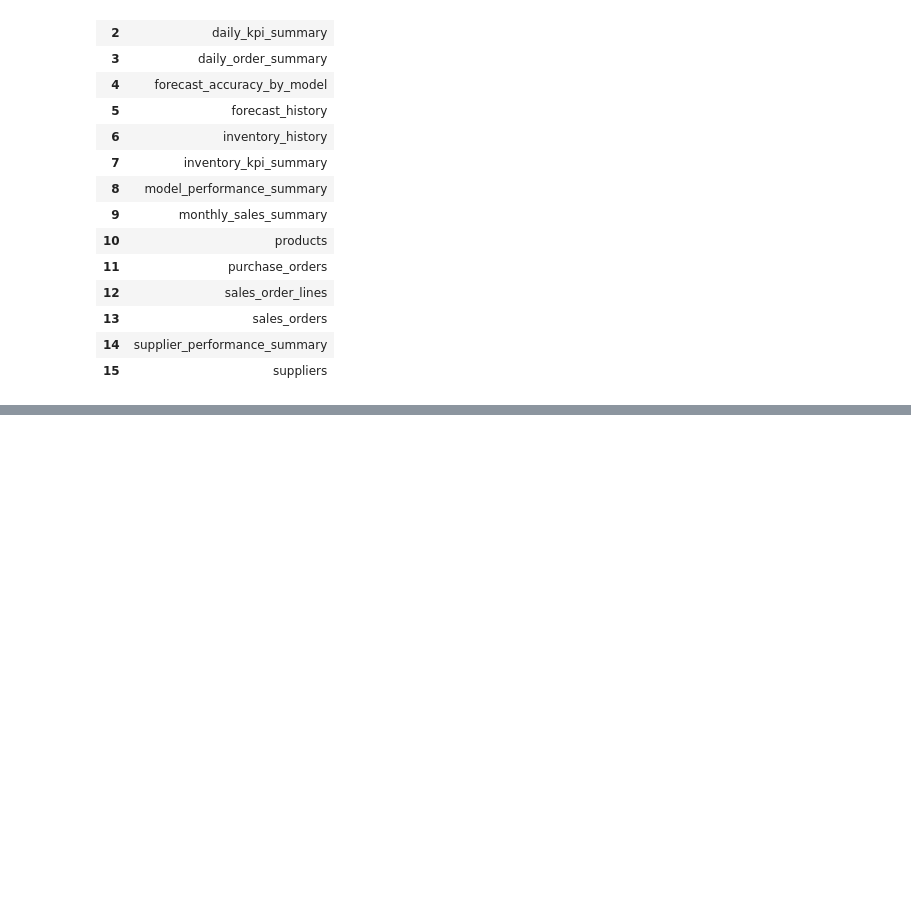
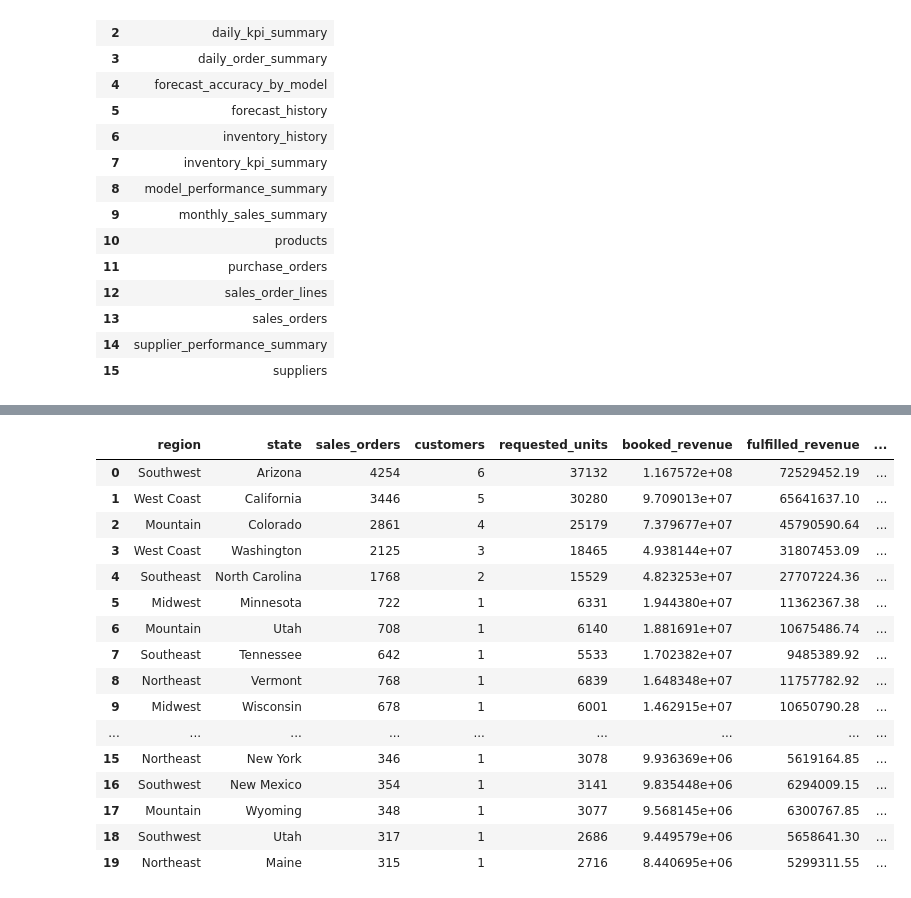
Before and after one commit to samuellettes/sonoran-cycles-supply-chain-analytics, a Jupyter notebook: notebooks/05_SQL_Analysis.ipynb, the cells around one changed output, grey strips where cells are left out. Drawn from its saved outputs; the diff is of its cells as text; code cells hidden in the pictures; blank space fills up the shorter version.

```diff
--- a/notebooks/05_SQL_Analysis.ipynb
+++ b/notebooks/05_SQL_Analysis.ipynb
@@ -154,0 +183,46 @@ monthly_trend.head()
+# %%
+query = """
+SELECT
+    c.region,
+    c.state,
+    COUNT(DISTINCT so.sales_order_id) AS sales_orders,
+    COUNT(DISTINCT so.customer_id) AS customers,
+    SUM(sol.requested_qty) AS requested_units,
+    ROUND(SUM(sol.extended_price), 2) AS booked_revenue,
+    ROUND(SUM(sol.fulfilled_revenue), 2) AS fulfilled_revenue,
+    ROUND(
+        CAST(SUM(sol.fulfilled_qty) AS FLOAT) / NULLIF(SUM(sol.requested_qty), 0),
+        3
+    ) AS service_level
+FROM sales_orders so
+JOIN customers c
+    ON so.customer_id = c.customer_id
+JOIN sales_order_lines sol
+    ON so.sales_order_id = sol.sales_order_id
+WHERE so.sales_channel = 'Dealer'
+GROUP BY
+    c.region,
+    c.state
+ORDER BY
+    booked_revenue DESC;
+"""
+regional_dealer_demand = run_query(query)
+regional_dealer_demand
+# %% [output]
+|  | region | state | sales_orders | customers | requested_units | booked_revenue | fulfilled_revenue | ... |
+| 0 | Southwest | Arizona | 4254 | 6 | 37132 | 1.167572e+08 | 72529452.19 | ... |
+| 1 | West Coast | California | 3446 | 5 | 30280 | 9.709013e+07 | 65641637.10 | ... |
+| 2 | Mountain | Colorado | 2861 | 4 | 25179 | 7.379677e+07 | 45790590.64 | ... |
+| 3 | West Coast | Washington | 2125 | 3 | 18465 | 4.938144e+07 | 31807453.09 | ... |
+| 4 | Southeast | North Carolina | 1768 | 2 | 15529 | 4.823253e+07 | 27707224.36 | ... |
+| 5 | Midwest | Minnesota | 722 | 1 | 6331 | 1.944380e+07 | 11362367.38 | ... |
+| 6 | Mountain | Utah | 708 | 1 | 6140 | 1.881691e+07 | 10675486.74 | ... |
+| 7 | Southeast | Tennessee | 642 | 1 | 5533 | 1.702382e+07 | 9485389.92 | ... |
+| 8 | Northeast | Vermont | 768 | 1 | 6839 | 1.648348e+07 | 11757782.92 | ... |
+| 9 | Midwest | Wisconsin | 678 | 1 | 6001 | 1.462915e+07 | 10650790.28 | ... |
+| ... | ... | ... | ... | ... | ... | ... | ... | ... |
+| 15 | Northeast | New York | 346 | 1 | 3078 | 9.936369e+06 | 5619164.85 | ... |
+| 16 | Southwest | New Mexico | 354 | 1 | 3141 | 9.835448e+06 | 6294009.15 | ... |
+| 17 | Mountain | Wyoming | 348 | 1 | 3077 | 9.568145e+06 | 6300767.85 | ... |
+| 18 | Southwest | Utah | 317 | 1 | 2686 | 9.449579e+06 | 5658641.30 | ... |
+| 19 | Northeast | Maine | 315 | 1 | 2716 | 8.440695e+06 | 5299311.55 | ... |
```
Also changed, not shown: parts of 24 cells of this notebook, 13 other files.
